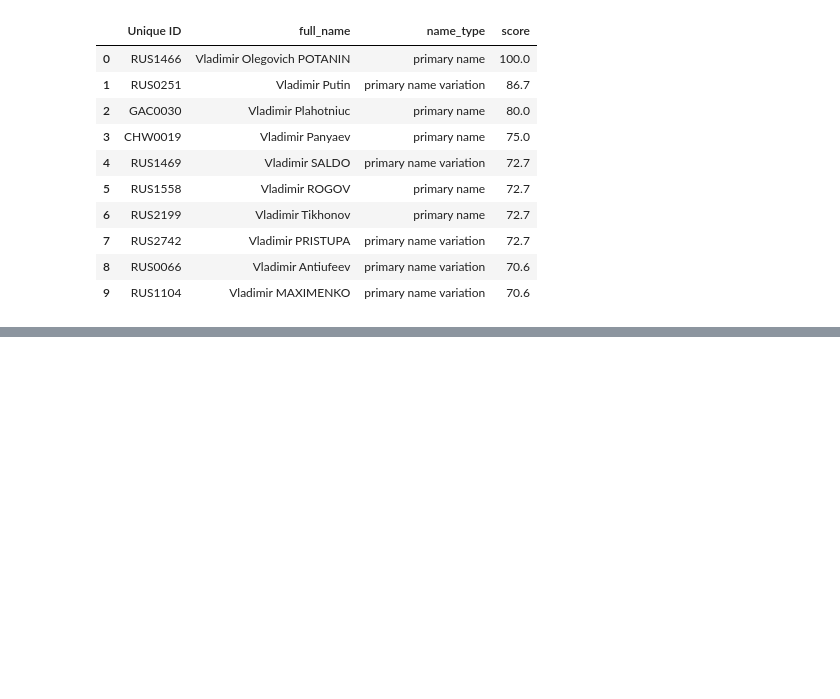
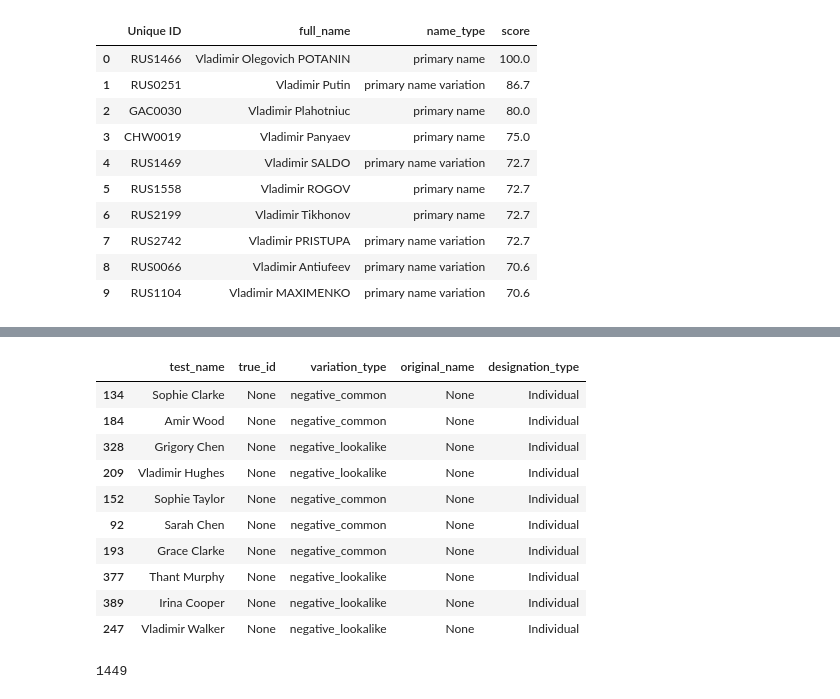
Before and after one commit to conorbailey90/Sentra, a Jupyter notebook: notebooks/explore_fcdo.ipynb, the cells around one changed output, grey strips where cells are left out. Drawn from its saved outputs; the diff is of its cells as text; code cells hidden in the pictures; blank space fills up the shorter version.

```diff
--- a/notebooks/explore_fcdo.ipynb
+++ b/notebooks/explore_fcdo.ipynb
@@ -227,0 +612,25 @@ screen('Vladimir Potanin', scorer=fuzz.token_set_ratio)
+# %%
+individual_primaries = primary[primary['Designation Type'] == 'Individual']
+
+negative_cases = build_negative_cases(searchable, individual_primaries)
+negative_cases['variation_type'].value_counts()
+negative_cases.sample(10)
+# %% [output]
+|  | test_name | true_id | variation_type | original_name | designation_type |
+| 134 | Sophie Clarke | None | negative_common | None | Individual |
+| 184 | Amir Wood | None | negative_common | None | Individual |
+| 328 | Grigory Chen | None | negative_lookalike | None | Individual |
+| 209 | Vladimir Hughes | None | negative_lookalike | None | Individual |
+| 152 | Sophie Taylor | None | negative_common | None | Individual |
+| 92 | Sarah Chen | None | negative_common | None | Individual |
+| 193 | Grace Clarke | None | negative_common | None | Individual |
+| 377 | Thant Murphy | None | negative_lookalike | None | Individual |
+| 389 | Irina Cooper | None | negative_lookalike | None | Individual |
+| 247 | Vladimir Walker | None | negative_lookalike | None | Individual |
+# %%
+test_set = pd.concat([positive_cases, negative_cases], ignore_index=True)
+print(len(test_set))
+
+#test_set.to_csv('../data/processed/test_set.csv', index=False)
+# %% [output]
+1449
```
Also changed, not shown: parts of 24 cells of this notebook.
